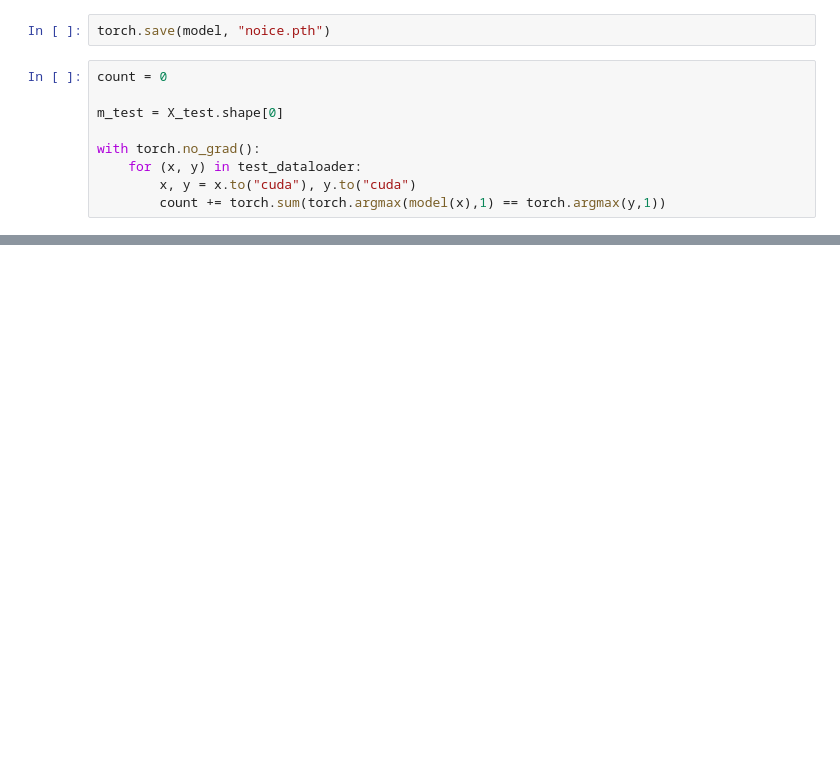
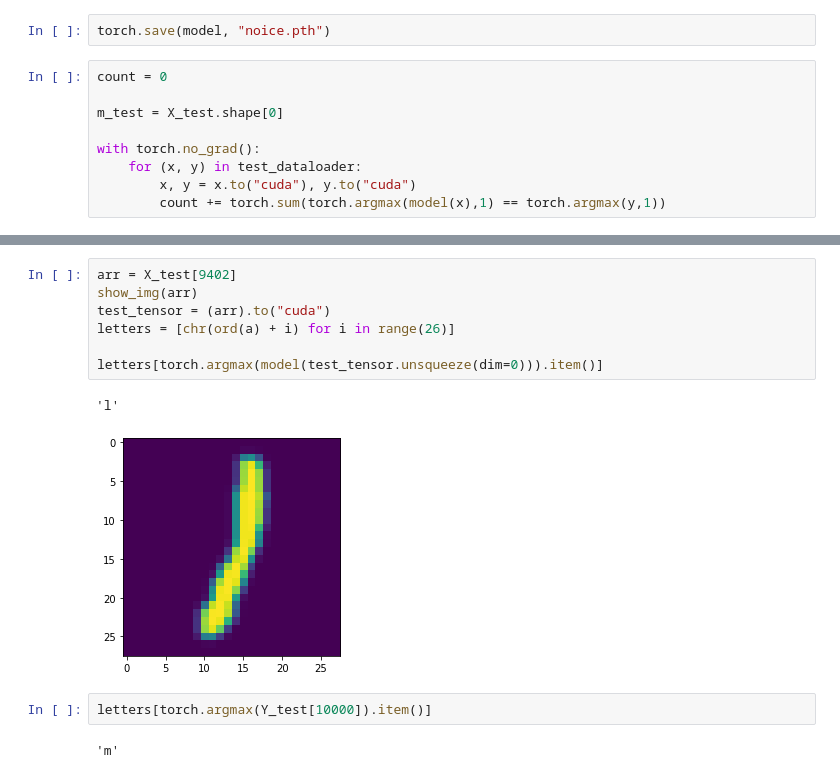
Before and after one commit to avengercelona/Character_recognition, a Jupyter notebook: MNIST_CHARACTERS.ipynb, the cells around one changed output, grey strips where cells are left out. Drawn from its saved outputs; the diff is of its cells as text; blank space fills up the shorter version.

```diff
--- a/MNIST_CHARACTERS.ipynb
+++ b/MNIST_CHARACTERS.ipynb
@@ -133,0 +147,14 @@ tensor(88.6635, device='cuda:0')
+# %%
+arr = X_test[9402]
+show_img(arr)
+test_tensor = (arr).to("cuda")
+letters = [chr(ord(a) + i) for i in range(26)]
+
+letters[torch.argmax(model(test_tensor.unsqueeze(dim=0))).item()]
+# %% [output]
+'l'
+[figure, added]
+# %%
+letters[torch.argmax(Y_test[10000]).item()]
+# %% [output]
+'m'
```
Also changed, not shown: parts of 9 cells of this notebook.
